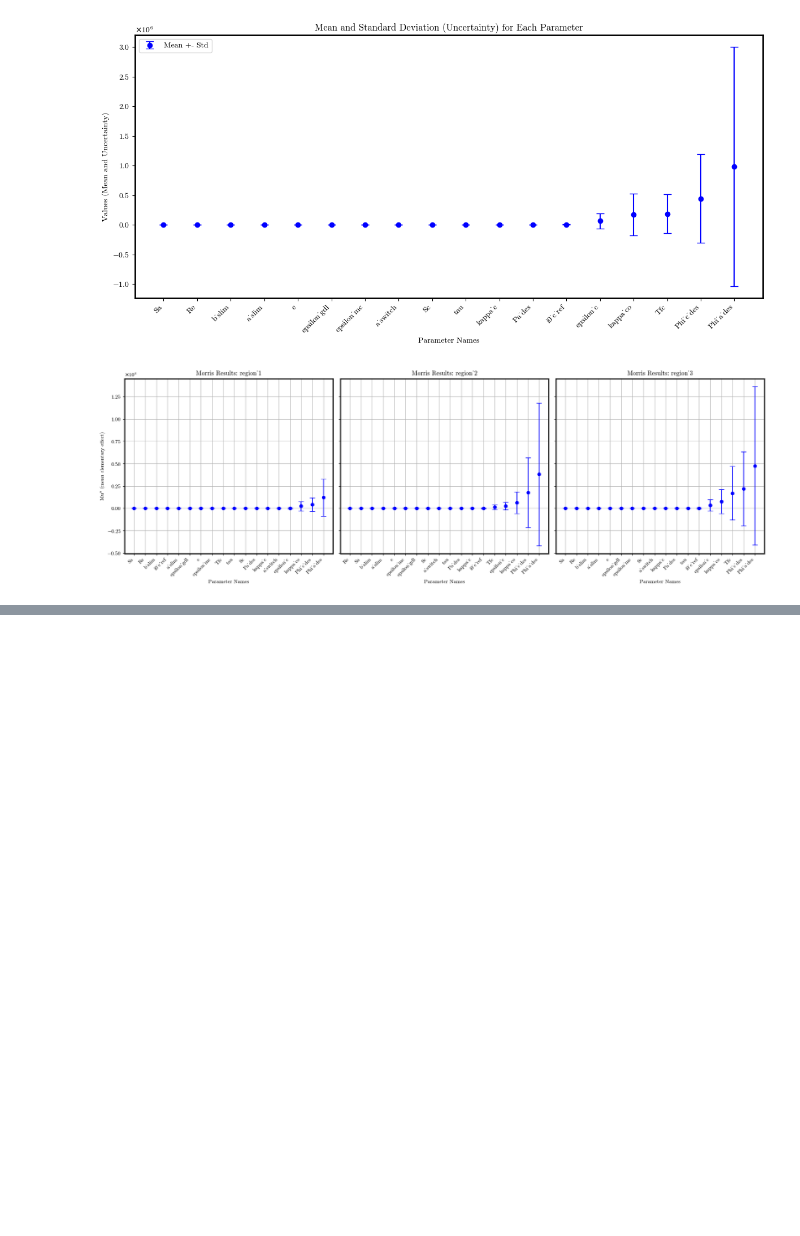
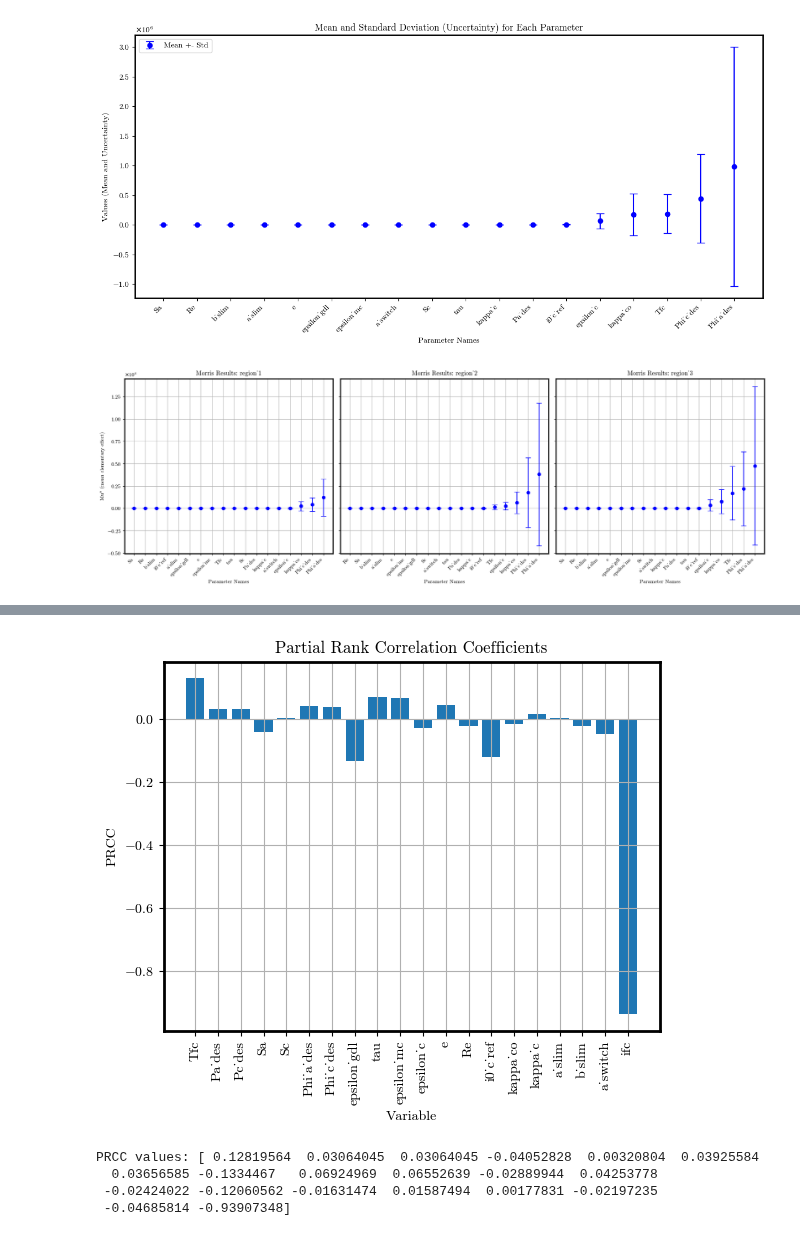
Before and after one commit to DejvisT/Sensitivity-Analysis-and-Surrogate-Modeling-of-PEM-Fuel-Cells, a Jupyter notebook: notebooks/02_sensitivity_analysis.ipynb, the cells around one changed output, grey strips where cells are left out. Saved outputs shown, nothing was run; the diff lists cells and outputs as text; code cells hidden in the pictures; blank space fills up the shorter version.

Commit message:
Add first sketch of PRCC

```diff
--- a/notebooks/02_sensitivity_analysis.ipynb
+++ b/notebooks/02_sensitivity_analysis.ipynb
@@ -234,0 +256,4 @@ plot_morris_results_all_regions(morris_results)
+# %%
+results_2 = results.explode(['ifc', 'Ucell'], ignore_index=True)
+X = results_2[[col for col in results_2.columns if col in PARAMETER_RANGES.keys() or col == 'ifc']]
+Y = np.array(results_2['Ucell'])
@@ -234,0 +277,44 @@ plot_morris_results_all_regions(morris_results)
+# %%
+
+# --- Step 3: Compute PRCC ---
+def compute_prcc(X, Y):
+    n_features = X.shape[1]
+    prccs = np.zeros(n_features)
+
+    X_ranked = np.apply_along_axis(rankdata, 0, X)
+    Y_ranked = rankdata(Y)
+
+    for i in range(n_features):
+        other_idx = [j for j in range(n_features) if j != i]
+
+        model_xi = LinearRegression().fit(X_ranked[:, other_idx], X_ranked[:, i])
+        resid_xi = X_ranked[:, i] - model_xi.predict(X_ranked[:, other_idx])
+
+        model_y = LinearRegression().fit(X_ranked[:, other_idx], Y_ranked)
+        resid_y = Y_ranked - model_y.predict(X_ranked[:, other_idx])
+
+        prccs[i], _ = spearmanr(resid_xi, resid_y)
+
+    return prccs
+
+prccs = compute_prcc(X, Y)
+
+# --- Step 4: Display results ---
+import matplotlib.pyplot as plt
+
+plt.bar(X.columns, prccs)
+plt.xlabel('Variable')
+plt.ylabel('PRCC')
+plt.title('Partial Rank Correlation Coefficients')
+plt.xticks(rotation=90)  # Rotate names if too long
+plt.grid(True)
+plt.show()
+
+# Print the values too
+print("PRCC values:", prccs)
+# %% [output]
+[figure, added]
+PRCC values: [ 0.12819564  0.03064045  0.03064045 -0.04052828  0.00320804  0.03925584
+  0.03656585 -0.1334467   0.06924969  0.06552639 -0.02889944  0.04253778
+ -0.02424022 -0.12060562 -0.01631474  0.01587494  0.00177831 -0.02197235
+ -0.04685814 -0.93907348]
```
Also changed, not shown: parts of 4 cells of this notebook.
